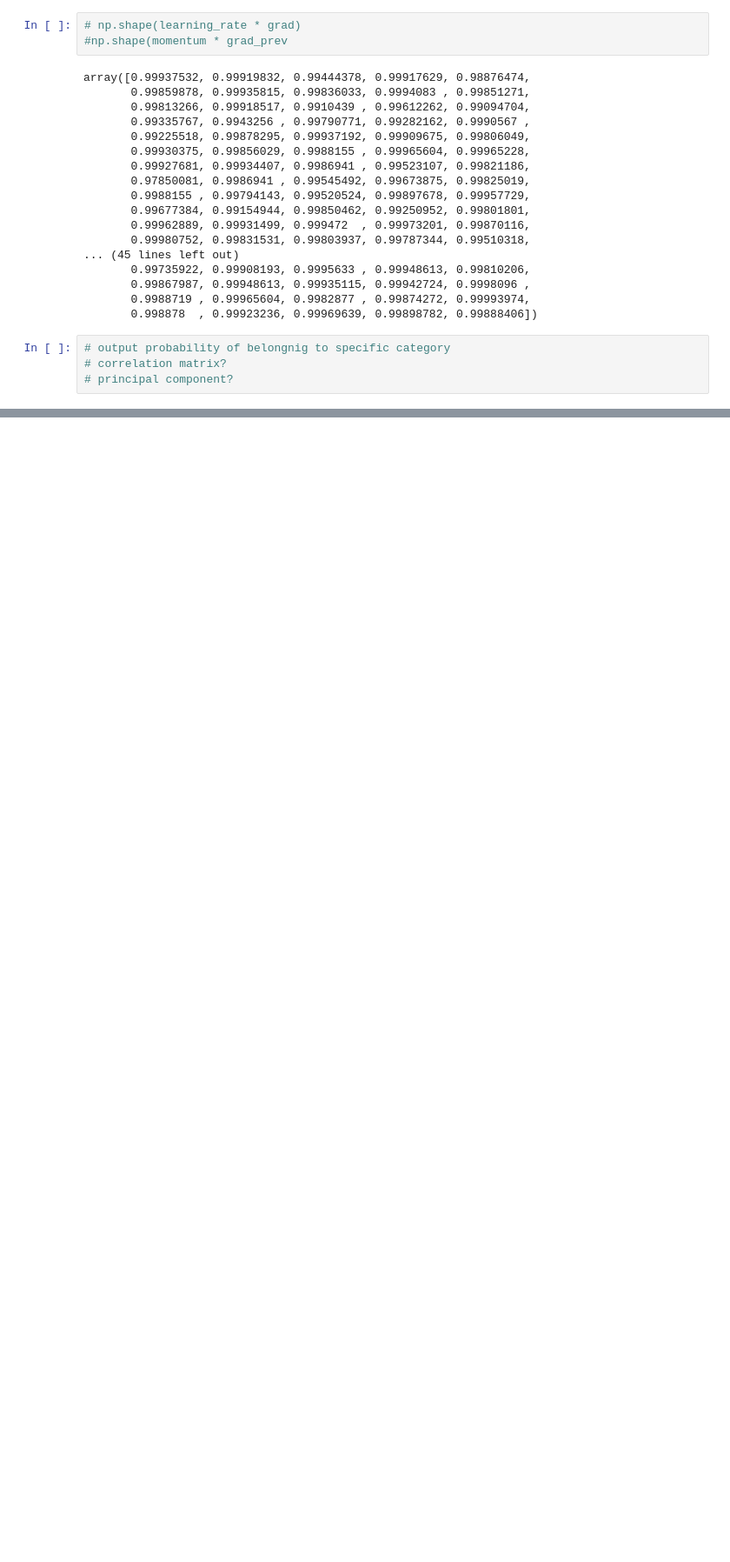
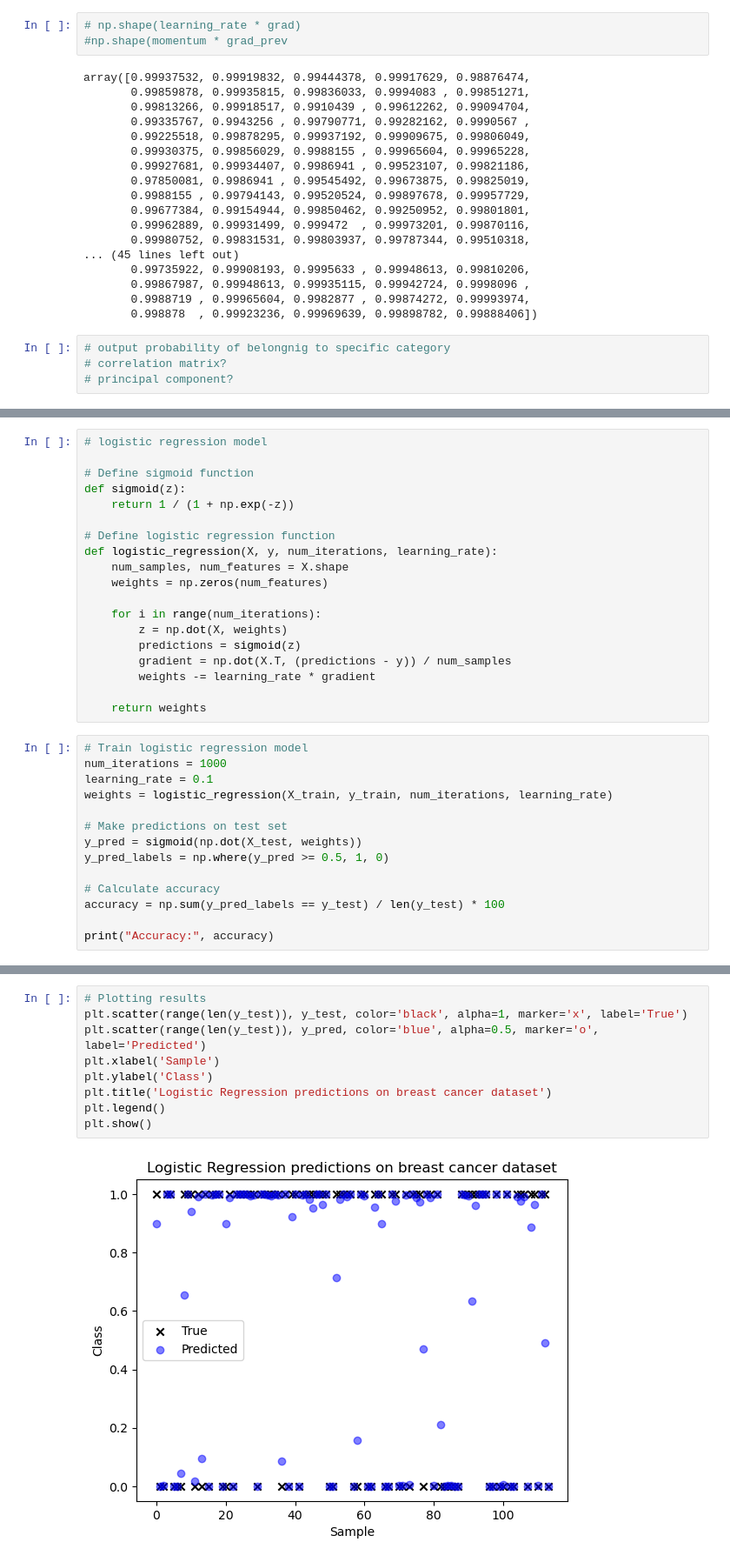
Before and after one commit to siljabl/CompSci-Projects, a Jupyter notebook: Project1/project1.ipynb, the cells around one changed output, grey strips where cells are left out. Shown at 87% size. Drawn from its saved outputs; the diff is of its cells as text; blank space fills up the shorter version.

Commit message:
update logistic regression

```diff
--- a/Project1/project1.ipynb
+++ b/Project1/project1.ipynb
@@ -556,0 +585,33 @@ array([0.99937532, 0.99919832, 0.99444378, 0.99917629, 0.98876474,
+# %%
+# logistic regression model
+
+# Define sigmoid function
+def sigmoid(z):
+    return 1 / (1 + np.exp(-z))
+
+# Define logistic regression function
+def logistic_regression(X, y, num_iterations, learning_rate):
+    num_samples, num_features = X.shape
+    weights = np.zeros(num_features)
+
+    for i in range(num_iterations):
+        z = np.dot(X, weights)
+        predictions = sigmoid(z)
+        gradient = np.dot(X.T, (predictions - y)) / num_samples
+        weights -= learning_rate * gradient
+
+    return weights
+# %%
+# Train logistic regression model
+num_iterations = 1000
+learning_rate = 0.1
+weights = logistic_regression(X_train, y_train, num_iterations, learning_rate)
+
+# Make predictions on test set
+y_pred = sigmoid(np.dot(X_test, weights))
+y_pred_labels = np.where(y_pred >= 0.5, 1, 0)
+
+# Calculate accuracy
+accuracy = np.sum(y_pred_labels == y_test) / len(y_test) * 100
+
+print("Accuracy:", accuracy)
@@ -556,0 +620,11 @@ array([0.99937532, 0.99919832, 0.99444378, 0.99917629, 0.98876474,
+# %%
+# Plotting results
+plt.scatter(range(len(y_test)), y_test, color='black', alpha=1, marker='x', label='True')
+plt.scatter(range(len(y_test)), y_pred, color='blue', alpha=0.5, marker='o', label='Predicted')
+plt.xlabel('Sample')
+plt.ylabel('Class')
+plt.title('Logistic Regression predictions on breast cancer dataset')
+plt.legend()
+plt.show()
+# %% [output]
+[figure, added]
```
Also changed, not shown: parts of 6 cells of this notebook.
